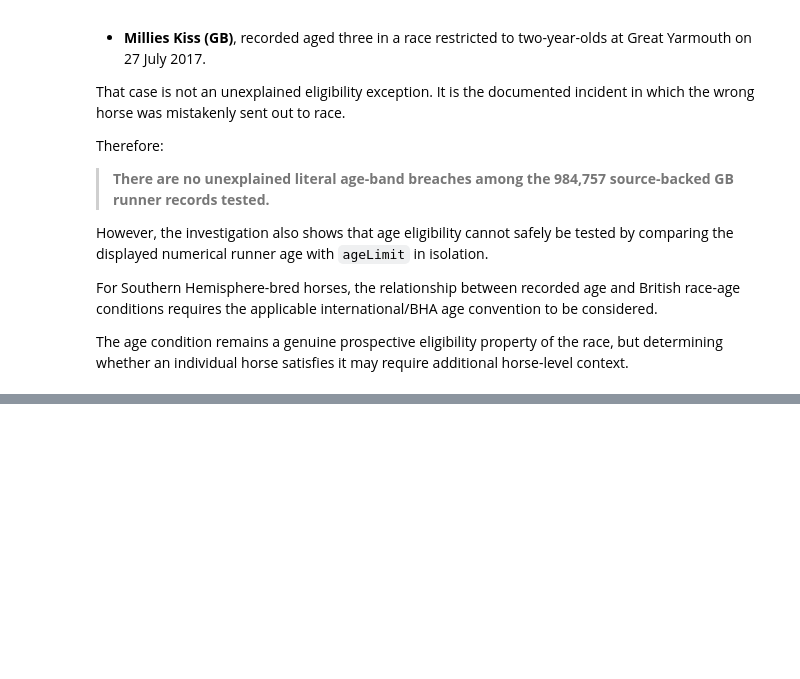
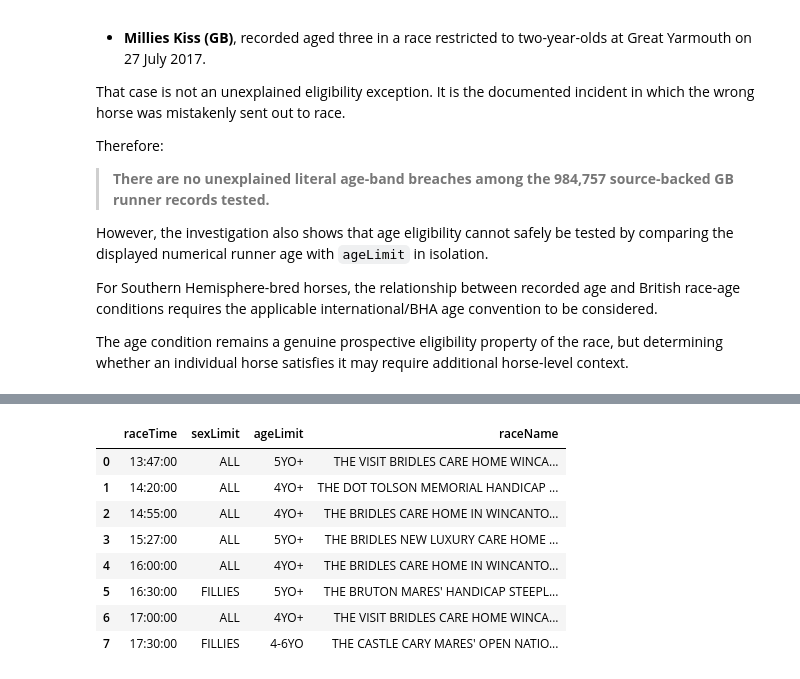
Before and after one commit to rjmac22/inside-rails-horse-racing, a Jupyter notebook: studies/jurisdictions/great_britain/05_what_is_a_british_horse_race.ipynb, the cells around one changed output, grey strips where cells are left out. Saved outputs shown, nothing was run; the diff lists cells and outputs as text; code cells hidden in the pictures; blank space fills up the shorter version.

```diff
--- a/studies/jurisdictions/great_britain/05_what_is_a_british_horse_race.ipynb
+++ b/studies/jurisdictions/great_britain/05_what_is_a_british_horse_race.ipynb
@@ -7734,0 +8222,89 @@ additional horse-level context.
+# %%
+# Inventory BHA `sexLimit` from the full race-detail records for one complete
+# fixture.
+#
+# What we have established:
+#
+#   - the fixture race-list endpoint can return sexLimit=None even when the
+#     race is explicitly restricted by sex;
+#   - the richer race-detail endpoint returned sexLimit=FILLIES for two
+#     officially named Mares' races.
+#
+# Current question:
+#
+#   What does the full-detail endpoint return for the other races on the same
+#   card?
+#
+# This remains entirely on the official BHA side of the evidence hierarchy.
+
+
+bha_wincanton_detail_rows = []
+
+
+for _, race in bha_wincanton_sex_test.iterrows():
+
+    race_year = str(race["raceDate"])[:4]
+
+    detail_url = (
+        "https://api09.horseracing.software/bha/v1/races/"
+        f"{race_year}/"
+        f"{int(race['raceId'])}/"
+        f"{int(race['divisionSequence'])}"
+    )
+
+    detail_payload = get_bha_json(detail_url)
+    detail_records = detail_payload["data"]
+
+    assert len(detail_records) == 1, (
+        f"Expected one detail record for raceId {race['raceId']}; "
+        f"got {len(detail_records)}"
+    )
+
+    detail = detail_records[0]
+
+    bha_wincanton_detail_rows.append(
+        {
+            "raceTime": detail.get("raceTime"),
+            "raceId": detail.get("raceId"),
+            "raceCriteriaRaceType": detail.get("raceCriteriaRaceType"),
+            "ageLimit": detail.get("ageLimit"),
+            "sexLimit": detail.get("sexLimit"),
+            "raceName": detail.get("raceName"),
+        }
+    )
+
+    # Keep requests gentle even though this is only eight races.
+    time.sleep(1.5)
+
+
+bha_wincanton_detail = pd.DataFrame(bha_wincanton_detail_rows)
+
+
+print("Full-detail Wincanton races:", len(bha_wincanton_detail))
+
+print()
+print("Distinct full-detail sexLimit values:")
+
+display(
+    bha_wincanton_detail
+    .groupby("sexLimit", dropna=False)
+    .size()
+    .reset_index(name="races")
+    .sort_values("races", ascending=False)
+)
+
+
+print()
+print("Complete Wincanton card:")
+
+display(
+    bha_wincanton_detail[
+        [
+            "raceTime",
+            "sexLimit",
+            "ageLimit",
+            "raceName",
+        ]
+    ].sort_values("raceTime")
+)
+# %% [output]
@@ -7734,0 +8318,9 @@ additional horse-level context.
+|  | raceTime | sexLimit | ageLimit | raceName |
+| 0 | 13:47:00 | ALL | 5YO+ | THE VISIT BRIDLES CARE HOME WINCA... |
+| 1 | 14:20:00 | ALL | 4YO+ | THE DOT TOLSON MEMORIAL HANDICAP ... |
+| 2 | 14:55:00 | ALL | 4YO+ | THE BRIDLES CARE HOME IN WINCANTO... |
+| 3 | 15:27:00 | ALL | 5YO+ | THE BRIDLES NEW LUXURY CARE HOME ... |
+| 4 | 16:00:00 | ALL | 4YO+ | THE BRIDLES CARE HOME IN WINCANTO... |
+| 5 | 16:30:00 | FILLIES | 5YO+ | THE BRUTON MARES' HANDICAP STEEPL... |
+| 6 | 17:00:00 | ALL | 4YO+ | THE VISIT BRIDLES CARE HOME WINCA... |
+| 7 | 17:30:00 | FILLIES | 4-6YO | THE CASTLE CARY MARES' OPEN NATIO... |
```
Also changed, not shown: parts of 52 cells of this notebook.
